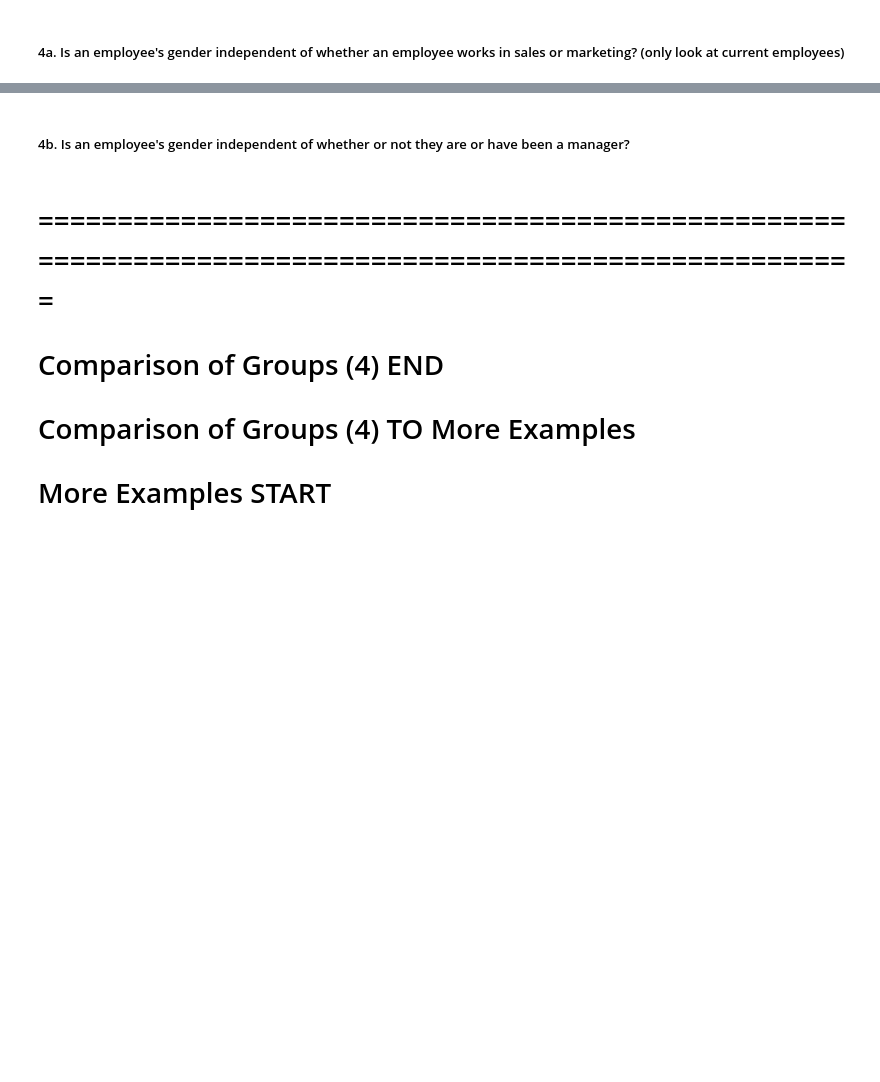
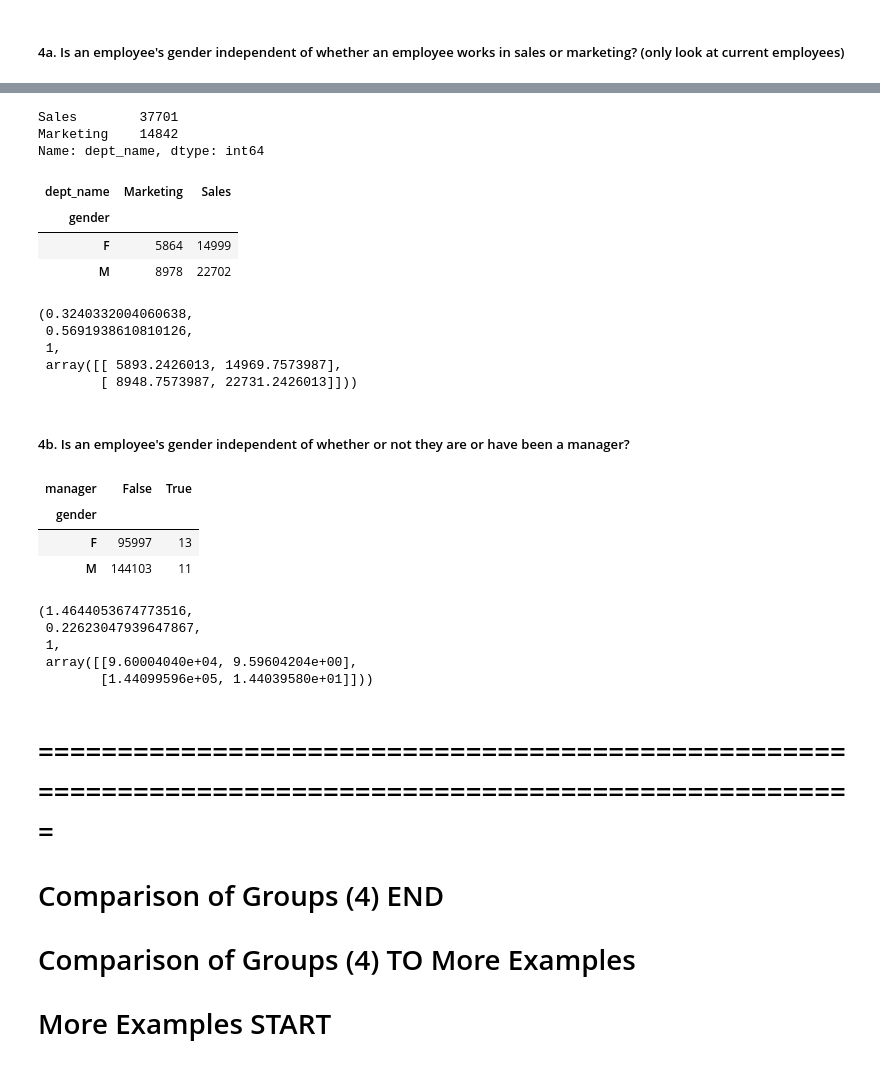
Before and after one commit to Jared-Wood135/statistics-exercises, a Jupyter notebook: hypothesis_testing.ipynb, the cells around one changed output, grey strips where cells are left out. Cells and saved outputs as stored; diff of their text form; code cells hidden in the pictures; blank space fills up the shorter version.

```diff
--- a/hypothesis_testing.ipynb
+++ b/hypothesis_testing.ipynb
@@ -471,2 +590,24 @@ PearsonRResult(statistic=0.5352302262650253, pvalue=9.894096322214812e-15)
+# %%
+salesormarketing.dept_name.value_counts()
+# %% [output]
+Sales        37701
+Marketing    14842
+Name: dept_name, dtype: int64
+# %%
+deptobservation = pd.crosstab(salesormarketing.gender, salesormarketing.dept_name)
+deptobservation
+# %% [output]
+| dept_name | Marketing | Sales |
+| gender |  |  |
+| F | 5864 | 14999 |
+| M | 8978 | 22702 |
+# %%
+stats.chi2_contingency(deptobservation)
+# %% [output]
+(0.3240332004060638,
+ 0.5691938610810126,
+ 1,
+ array([[ 5893.2426013, 14969.7573987],
+        [ 8948.7573987, 22731.2426013]]))
 # %% [markdown]
 ##### 4b. Is an employee's gender independent of whether or not they are or have been a manager?
@@ -473,3 +616,19 @@ PearsonRResult(statistic=0.5352302262650253, pvalue=9.894096322214812e-15)
+# %%
+mngobserve = pd.crosstab(empgenders.gender, empgenders.manager)
+mngobserve
+# %% [output]
+| manager | False | True |
+| gender |  |  |
+| F | 95997 | 13 |
+| M | 144103 | 11 |
+# %%
+stats.chi2_contingency(mngobserve)
+# %% [output]
+(1.4644053674773516,
+ 0.22623047939647867,
+ 1,
+ array([[9.60004040e+04, 9.59604204e+00],
+        [1.44099596e+05, 1.44039580e+01]]))
 # %% [markdown]
 # =======================================================================================================
 # Comparison of Groups (4) END
```
Also changed, not shown: parts of 100 cells of this notebook.
